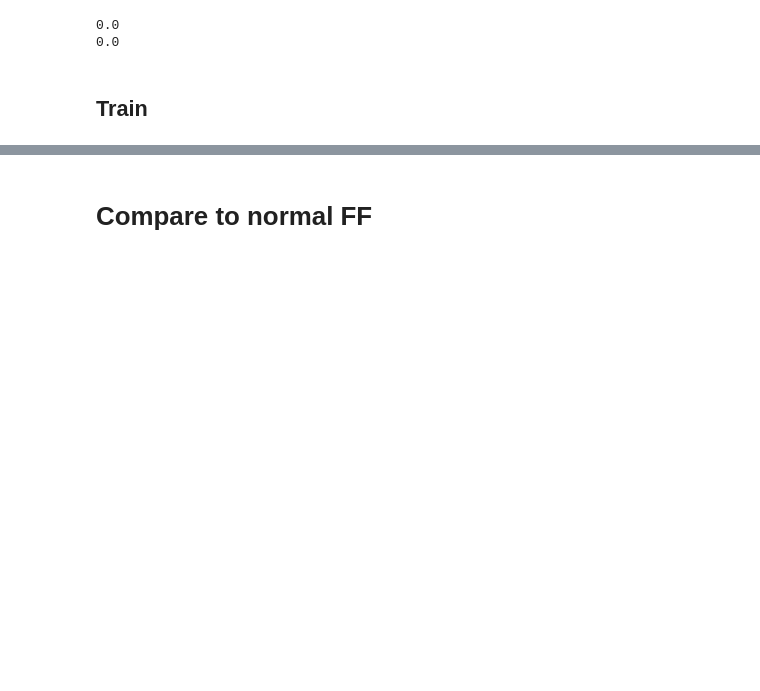
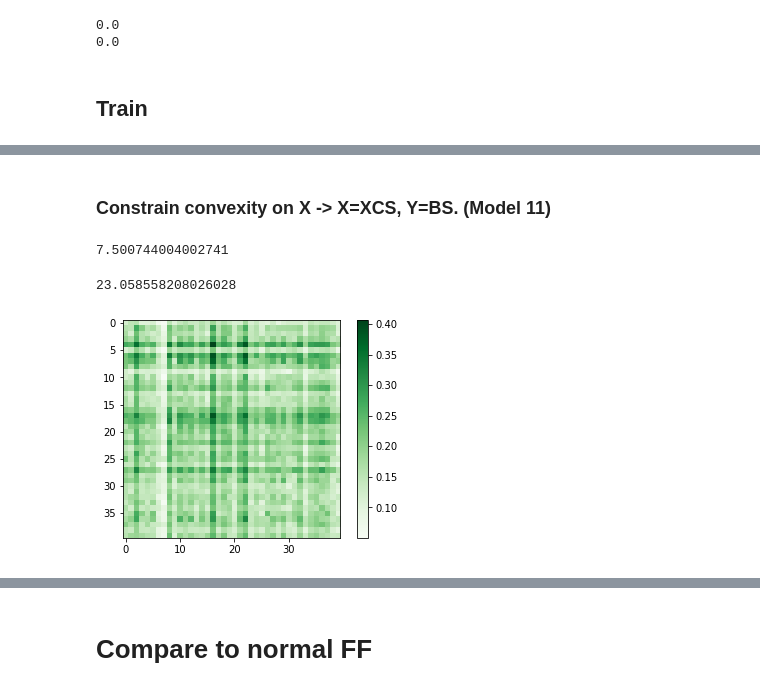
Before and after one commit to Kal-Lap/ssnmf, a Jupyter notebook: Convex_nmf_synthetic_exp.ipynb, the cells around one changed output, grey strips where cells are left out. Drawn from its saved outputs; the diff is of its cells as text; code cells hidden in the pictures; blank space fills up the shorter version.

```diff
--- a/Convex_nmf_synthetic_exp.ipynb
+++ b/Convex_nmf_synthetic_exp.ipynb
@@ -204,0 +254,39 @@ the final classifier's accuracy is  0.375
+# %% [markdown]
+### Constrain convexity on X -> X=XCS, Y=BS. (Model 11)
+# %%
+X_c = np.random.rand(40,40)
+S_c = np.random.rand(10,40)
+I_c = np.zeros((40, 40), int)
+np.fill_diagonal(I_c, 1)
+
+C_c = np.zeros([40,10])
+for i in range(40):
+    C_c[i,:] = opt.nnls(np.transpose(S_c),I_c[:,i])[0]
+
+C_c, scaling = scalingC(C_c)
+S_c = scaling @ S_c
+
+###
+B_c = np.random.rand(40,10)
+I_c = np.zeros((10, 10))
+np.fill_diagonal(I_c, 0.25) ####scaling norm of Y
+B_c = B_c @ I_c
+###
+
+labelmat_c = B_c @ S_c
+# %%
+np.linalg.norm(labelmat_c, 'fro')
+# %% [output]
+7.500744004002741
+# %%
+np.linalg.norm(X_c, 'fro')
+# %% [output]
+23.058558208026028
+# %%
+#z_min, z_max = -np.abs(labelmat).max(), np.abs(labelmat).max()
+a = plt.imshow(labelmat_c, cmap ='Greens')
+plt.colorbar(a)
+
+plt.show()
+# %% [output]
+[figure, added]
```
Also changed, not shown: parts of 20 cells of this notebook.
